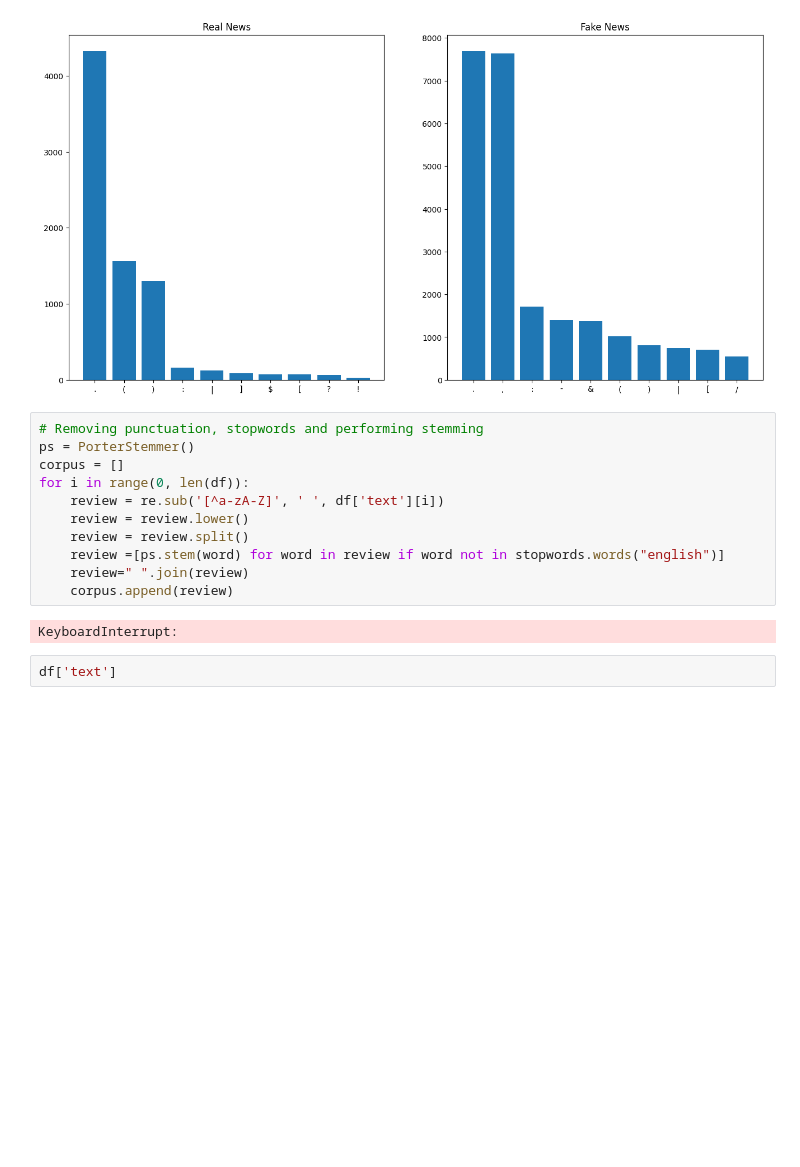
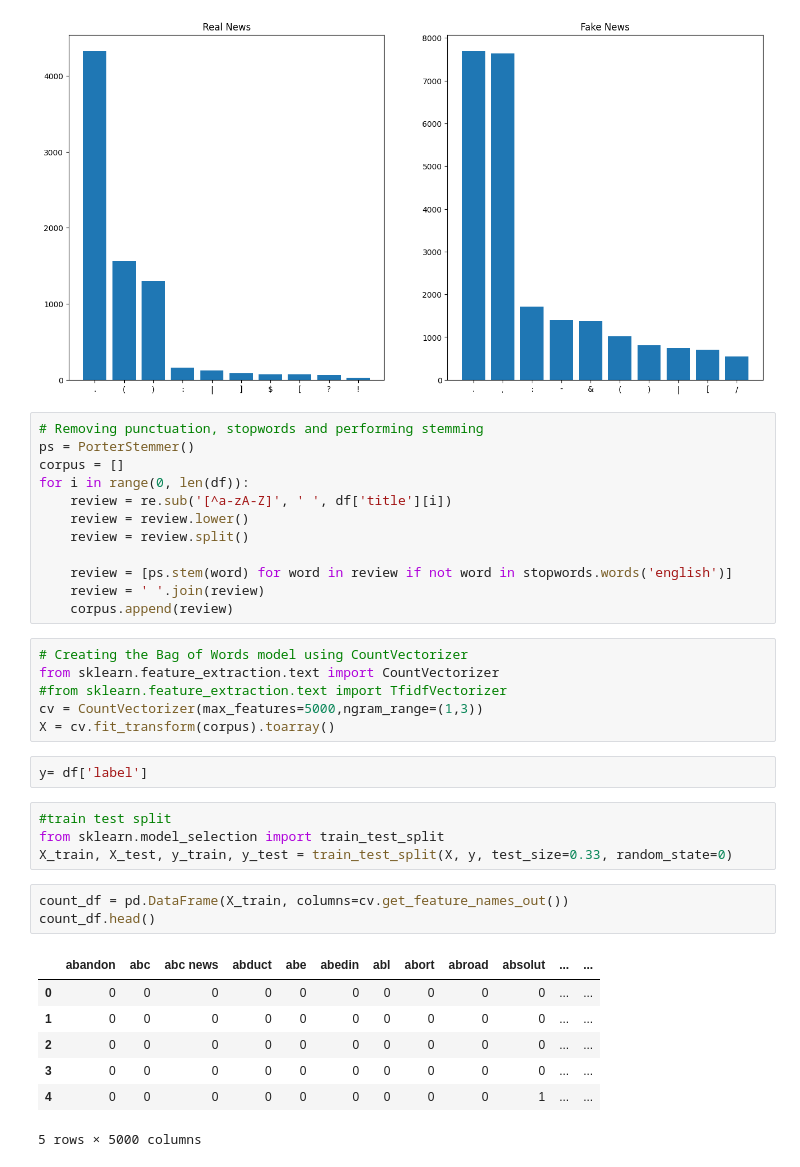
Before and after one commit to oussamaJMAA/fake_news_classifier, a Jupyter notebook: fake_news.ipynb, the cells around one changed output. Cells and saved outputs as stored; diff of their text form; blank space fills up the shorter version.

```diff
--- a/fake_news.ipynb
+++ b/fake_news.ipynb
@@ -267,13 +270,33 @@ plt.bar(x1, y1)
 ps = PorterStemmer()
 corpus = []
 for i in range(0, len(df)):
-    review = re.sub('[^a-zA-Z]', ' ', df['text'][i])
+    review = re.sub('[^a-zA-Z]', ' ', df['title'][i])
     review = review.lower()
     review = review.split()
-    review =[ps.stem(word) for word in review if word not in stopwords.words("english")]
-    review=" ".join(review)
+
+    review = [ps.stem(word) for word in review if not word in stopwords.words('english')]
+    review = ' '.join(review)
     corpus.append(review)
-# %% [output]
-KeyboardInterrupt:
-# %%
-df['text']
+# %%
+# Creating the Bag of Words model using CountVectorizer
+from sklearn.feature_extraction.text import CountVectorizer
+#from sklearn.feature_extraction.text import TfidfVectorizer
+cv = CountVectorizer(max_features=5000,ngram_range=(1,3))
+X = cv.fit_transform(corpus).toarray()
+# %%
+y= df['label']
+# %%
+#train test split
+from sklearn.model_selection import train_test_split
+X_train, X_test, y_train, y_test = train_test_split(X, y, test_size=0.33, random_state=0)
+# %%
+count_df = pd.DataFrame(X_train, columns=cv.get_feature_names_out())
+count_df.head()
+# %% [output]
+|  | abandon | abc | abc news | abduct | abe | abedin | abl | abort | abroad | absolut | ... | ... |
+| 0 | 0 | 0 | 0 | 0 | 0 | 0 | 0 | 0 | 0 | 0 | ... | ... |
+| 1 | 0 | 0 | 0 | 0 | 0 | 0 | 0 | 0 | 0 | 0 | ... | ... |
+| 2 | 0 | 0 | 0 | 0 | 0 | 0 | 0 | 0 | 0 | 0 | ... | ... |
+| 3 | 0 | 0 | 0 | 0 | 0 | 0 | 0 | 0 | 0 | 0 | ... | ... |
+| 4 | 0 | 0 | 0 | 0 | 0 | 0 | 0 | 0 | 0 | 1 | ... | ... |
+5 rows × 5000 columns
```
Also changed, not shown: parts of 5 cells of this notebook.
